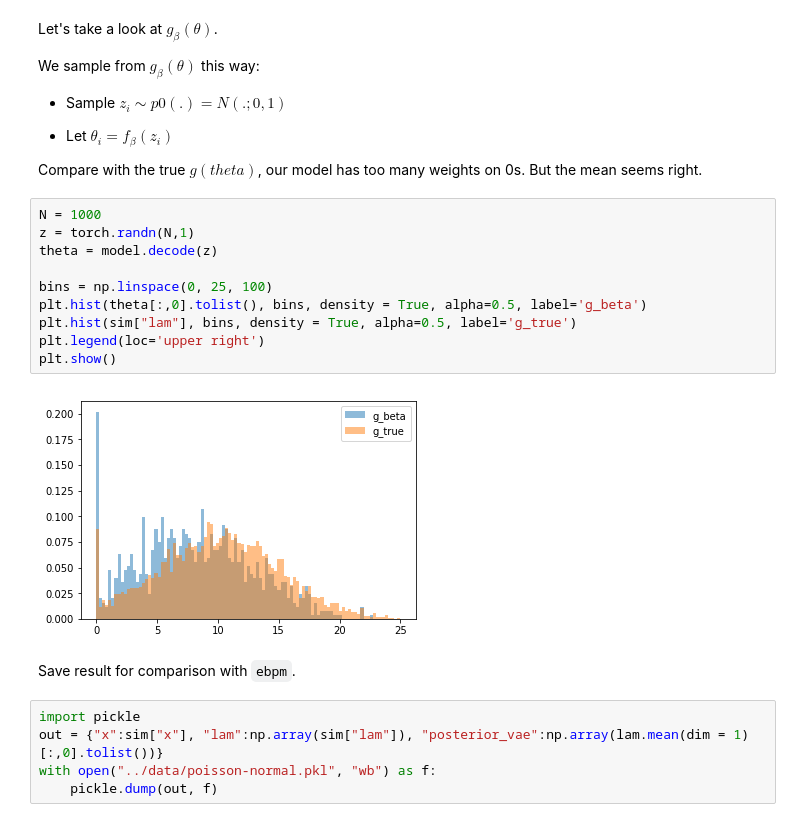
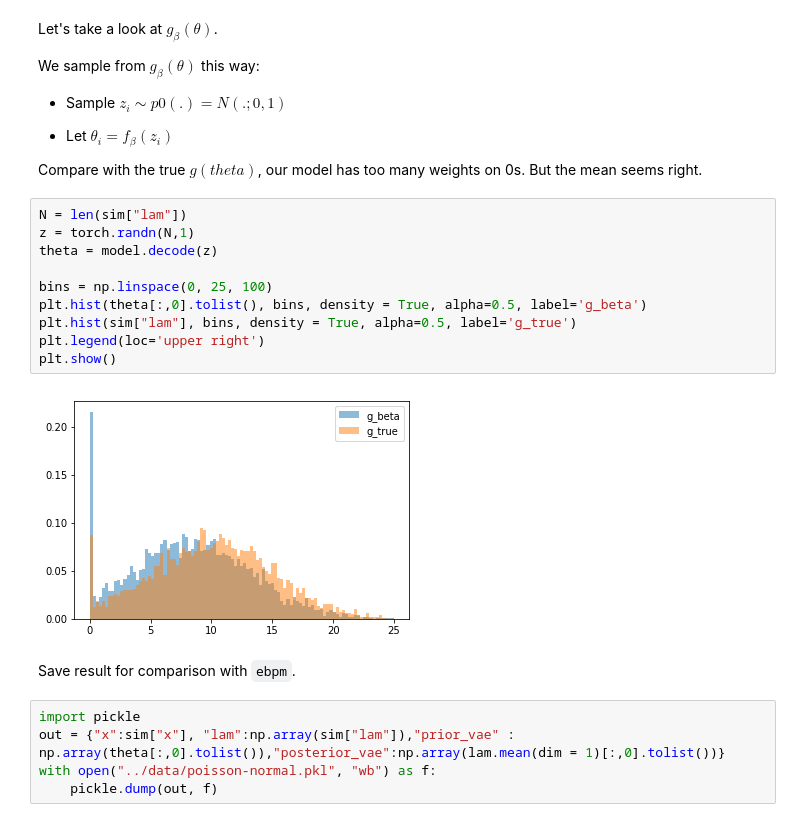
Before and after one commit to zihao12/ebpmf_demo, a Jupyter notebook: analysis/ebvae-poisson-normal.ipynb, the cells around one changed output. Cells and saved outputs as stored; diff of their text form.

```diff
--- a/analysis/ebvae-poisson-normal.ipynb
+++ b/analysis/ebvae-poisson-normal.ipynb
@@ -203,21 +203,21 @@ We sample from $g_{\beta}(\theta)$ this way:
 
 Compare with the true $g(theta)$, our model has too many weights on 0s. But the mean seems right.
 # %%
-N = 1000
+N = len(sim["lam"])
 z = torch.randn(N,1)
 theta = model.decode(z)
 
 bins = np.linspace(0, 25, 100)
 plt.hist(theta[:,0].tolist(), bins, density = True, alpha=0.5, label='g_beta')
 plt.hist(sim["lam"], bins, density = True, alpha=0.5, label='g_true')
 plt.legend(loc='upper right')
 plt.show()
 # %% [output]
-[figure, old version]
+[figure, new version]
 # %% [markdown]
 Save result for comparison with `ebpm`.
 # %%
 import pickle
-out = {"x":sim["x"], "lam":np.array(sim["lam"]), "posterior_vae":np.array(lam.mean(dim = 1)[:,0].tolist())}
+out = {"x":sim["x"], "lam":np.array(sim["lam"]),"prior_vae" : np.array(theta[:,0].tolist()),"posterior_vae":np.array(lam.mean(dim = 1)[:,0].tolist())}
 with open("../data/poisson-normal.pkl", "wb") as f:
     pickle.dump(out, f)
```
Also changed, not shown: 1 other file.
